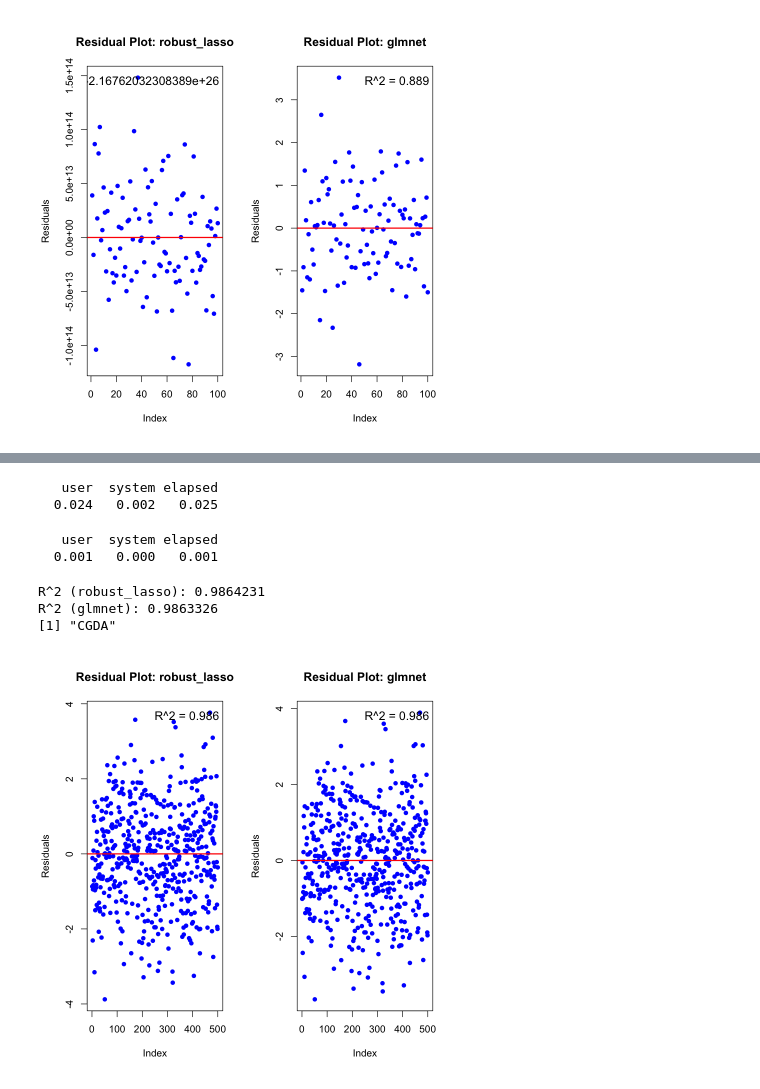
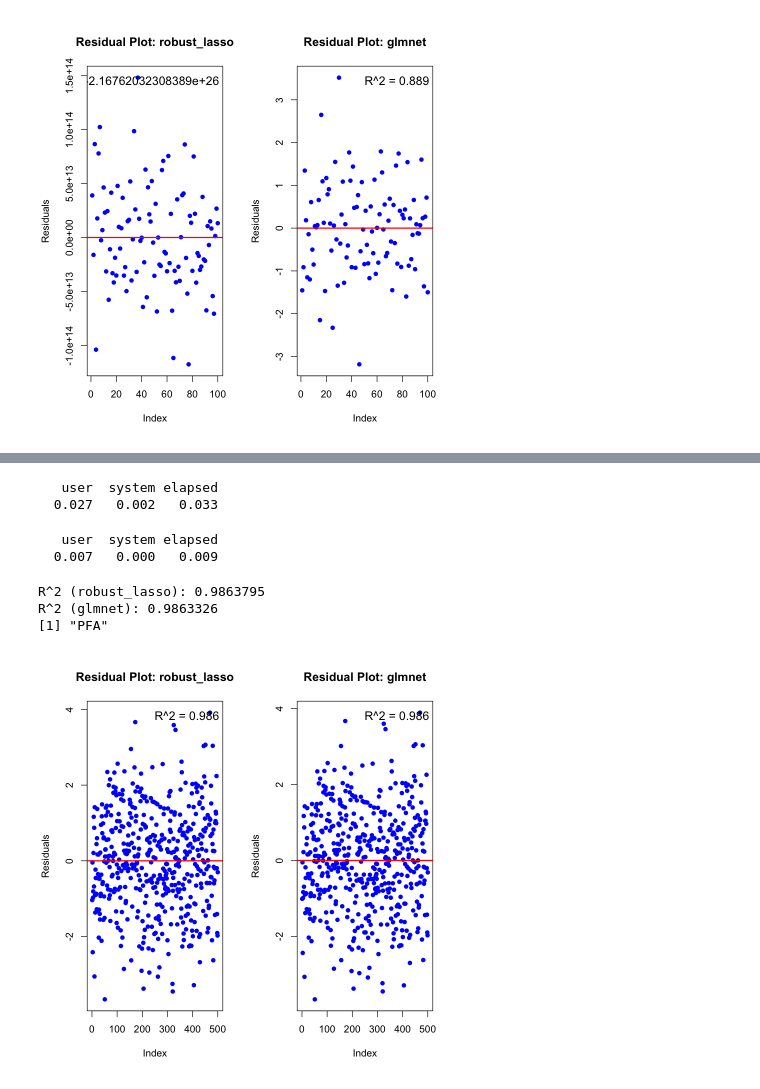
Before and after one commit to eawerner306/biostat615_project, a Jupyter notebook: lassosolve615/dev_test/test_robust_lasso.ipynb, the cells around one changed output, grey strips where cells are left out. Drawn from its saved outputs; the diff is of its cells as text; code cells hidden in the pictures.

Commit message:
update PFA_lassosolve

```diff
--- a/lassosolve615/dev_test/test_robust_lasso.ipynb
+++ b/lassosolve615/dev_test/test_robust_lasso.ipynb
@@ -100,7 +98,7 @@ if (!requireNamespace("glmnet", quietly = TRUE)) {
 }
 library(glmnet)
 
-# Simulate data for SLA
+# Simulate data
 generate_highdim_sparse_data <- function(n, p, sparsity_level = 0.1, noise_sd = 1) {
   # Parameters:
   # n: Number of samples
@@ -150,38 +148,38 @@ beta_true <- data$beta_true
 
 # Step 2: Set lambda
 lambda <- 0.1
 
 # Step 3: Run robust_lasso with SLA
-result_robust <- robust_lasso(X, y, lambda = lambda, method = "CGDA")
+result_robust <- robust_lasso(X, y, lambda = lambda, method = "PFA")
 beta_robust <- result_robust$fit$beta
 y_pred_robust <- cbind(1, X) %*% beta_robust  # Include intercept term
 
 # Step 4: Run glmnet
 system.time(fit_glmnet <- glmnet(X, y, alpha = 1, lambda = lambda, intercept = TRUE))
 system.time(beta_glmnet <- as.vector(coef(fit_glmnet, s = lambda)))  # Include intercept term
 y_pred_glmnet <- predict(fit_glmnet, X, s = lambda)
 
 # Step 5: Calculate R^2 for both methods
 r_squared_robust <- calculate_r_squared(y, y_pred_robust)
 r_squared_glmnet <- calculate_r_squared(y, y_pred_glmnet)
 
 # Print R^2
 cat("R^2 (robust_lasso):", r_squared_robust, "\n")
 cat("R^2 (glmnet):", r_squared_glmnet, "\n")
 print(result_robust$method)
 
 # Step 6: Visualize residual plots
 par(mfrow = c(1, 2))  # Two plots side-by-side
 plot_residuals(y, y_pred_robust, r_squared_robust, title = "Residual Plot: robust_lasso")
 plot_residuals(y, y_pred_glmnet, r_squared_glmnet, title = "Residual Plot: glmnet")
 # %% [output]
    user  system elapsed
-  0.024   0.002   0.025
+  0.027   0.002   0.033
    user  system elapsed
-  0.001   0.000   0.001
+  0.007   0.000   0.009
-R^2 (robust_lasso): 0.9864231
+R^2 (robust_lasso): 0.9863795
 R^2 (glmnet): 0.9863326
-[1] "CGDA"
+[1] "PFA"
-[figure, old version]
+[figure, new version]
 # %%
 source("../R/robust_lasso.R")
```
Also changed, not shown: parts of 1 cell of this notebook, 3 other files.
